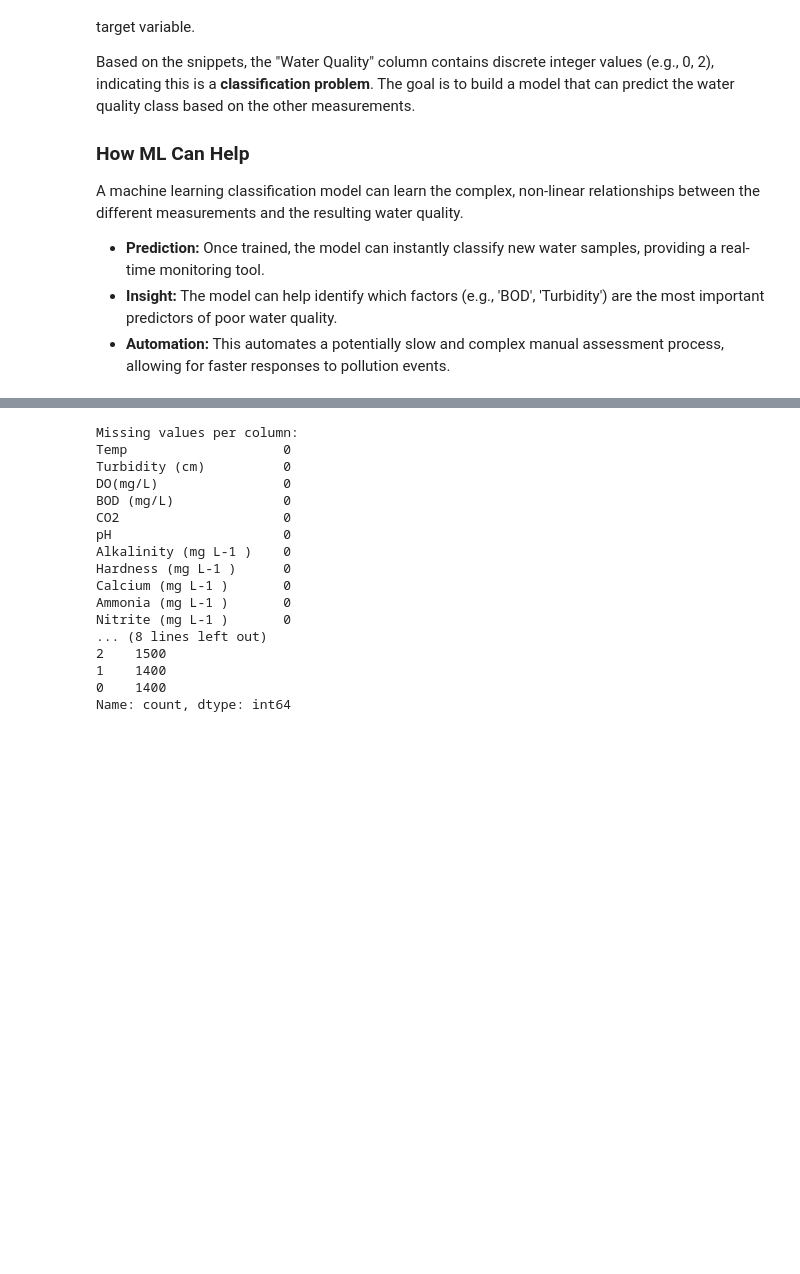
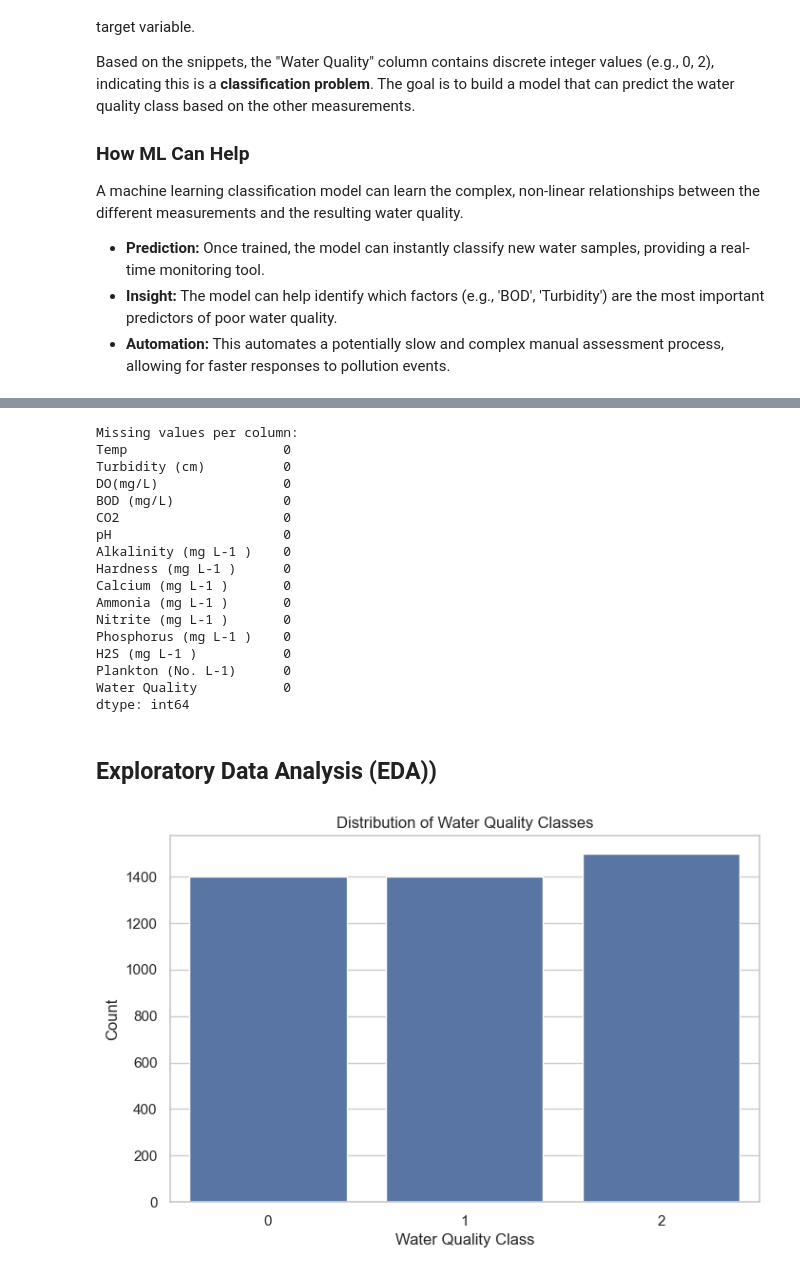
Before and after one commit to Techkene/catfish_water_quality_prediction, a Jupyter notebook: water_quality_prediction.ipynb, the cells around one changed output, grey strips where cells are left out. Drawn from its saved outputs; the diff is of its cells as text; code cells hidden in the pictures; blank space fills up the shorter version.

```diff
--- a/water_quality_prediction.ipynb
+++ b/water_quality_prediction.ipynb
@@ -66,23 +66,6 @@ max                4.974457       0.099220         7460.415789       2.000000
 # Check for missing values
 print("Missing values per column:")
 print(df.isnull().sum())
-
-# Simple imputation: fill missing values with the median of the column
-# (Median is more robust to outliers than mean)
-for col in df.columns:
-    if df[col].isnull().any():
-        median_val = df[col].median()
-        df[col] = df[col].fillna(median_val)
-        print(f"Filled NaNs in '{col}' with median: {median_val}")
-
-# Define Features (X) and Target (y)
-target = 'Water Quality'
-X = df.drop(target, axis=1)
-y = df[target]
-
-# Check target variable distribution
-print("\nTarget variable distribution:")
-print(y.value_counts())
 # %% [output]
 Missing values per column:
 Temp                    0
@@ -96,8 +79,8 @@ Hardness (mg L-1 )      0
 Calcium (mg L-1 )       0
 Ammonia (mg L-1 )       0
 Nitrite (mg L-1 )       0
-... (8 lines left out)
-2    1500
-1    1400
-0    1400
-Name: count, dtype: int64
+Phosphorus (mg L-1 )    0
+H2S (mg L-1 )           0
+Plankton (No. L-1)      0
+Water Quality           0
+dtype: int64
@@ -103,0 +100,12 @@ Name: count, dtype: int64
+# %% [markdown]
+## Exploratory Data Analysis (EDA))
+# %%
+# 1. Target Variable Distribution
+plt.figure(figsize=(8, 5))
+sns.countplot(x=y)
+plt.title('Distribution of Water Quality Classes')
+plt.xlabel('Water Quality Class')
+plt.ylabel('Count')
+plt.show()
+# %% [output]
+[figure, added]
```
Also changed, not shown: parts of 17 cells of this notebook.
